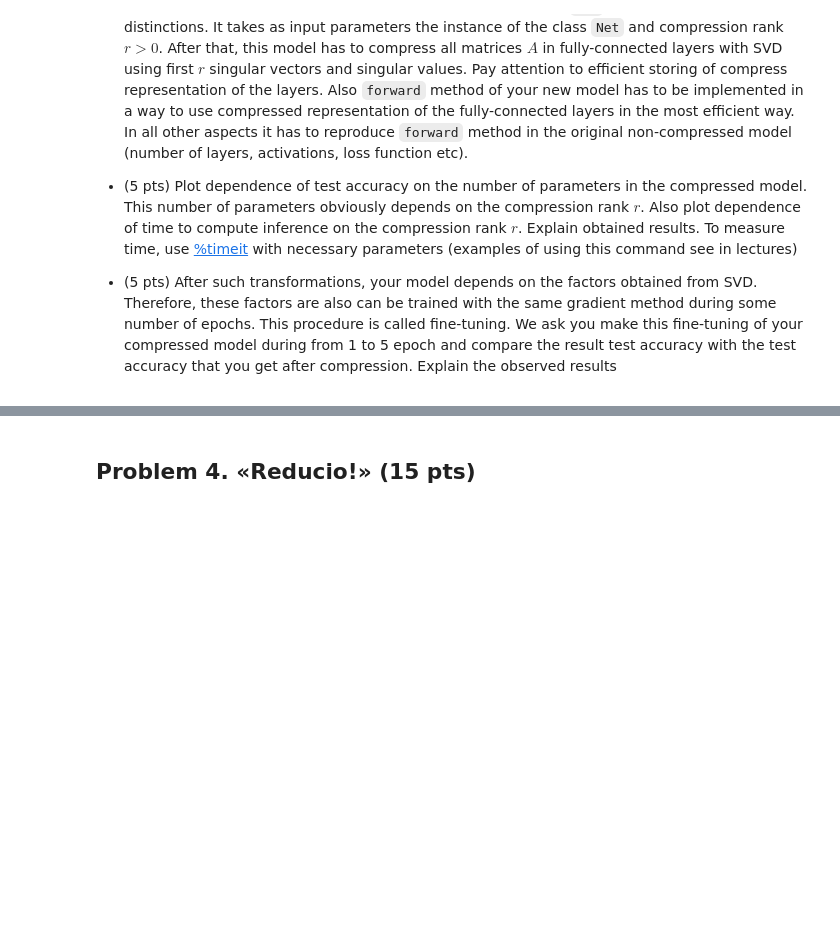
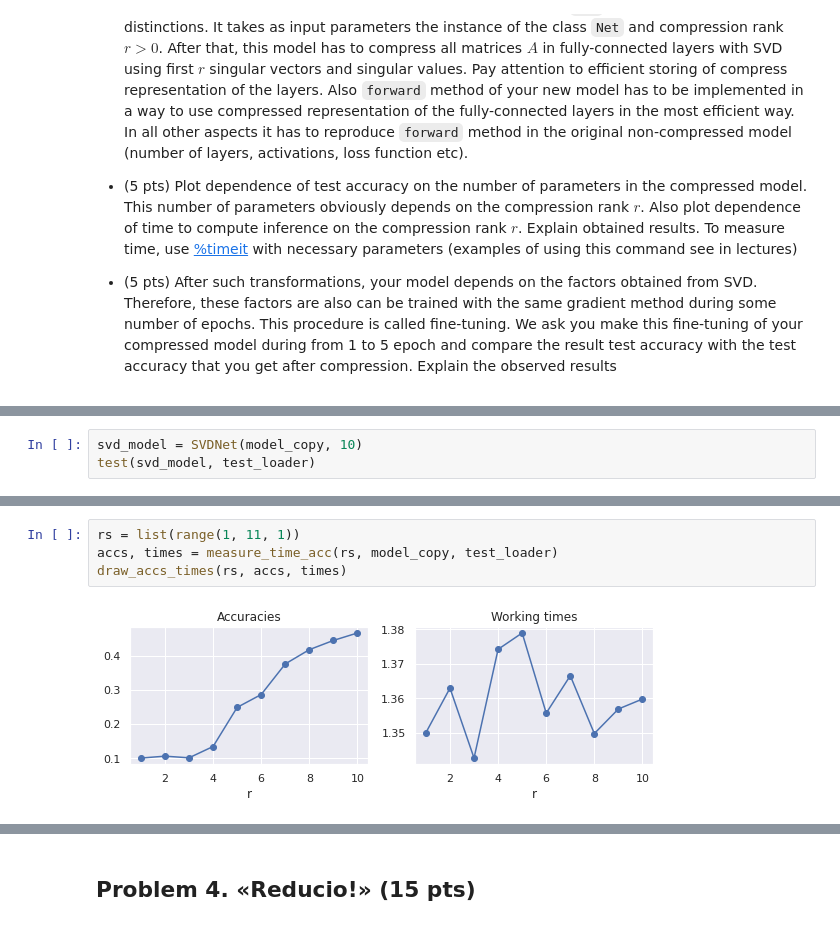
Before and after one commit to PetrMokrov/nla2020, a Jupyter notebook: hw/hw1/hw1.ipynb, the cells around one changed output, grey strips where cells are left out. Saved outputs shown, nothing was run; the diff lists cells and outputs as text; blank space fills up the shorter version.

```diff
--- a/hw/hw1/hw1.ipynb
+++ b/hw/hw1/hw1.ipynb
@@ -559,0 +644,3 @@ To measure time, use [%timeit](https://docs.python.org/3.6/library/timeit.html)
+# %%
+svd_model = SVDNet(model_copy, 10)
+test(svd_model, test_loader)
@@ -559,0 +694,6 @@ To measure time, use [%timeit](https://docs.python.org/3.6/library/timeit.html)
+# %%
+rs = list(range(1, 11, 1))
+accs, times = measure_time_acc(rs, model_copy, test_loader)
+draw_accs_times(rs, accs, times)
+# %% [output]
+[figure, added]
```
Also changed, not shown: parts of 20 cells of this notebook.
